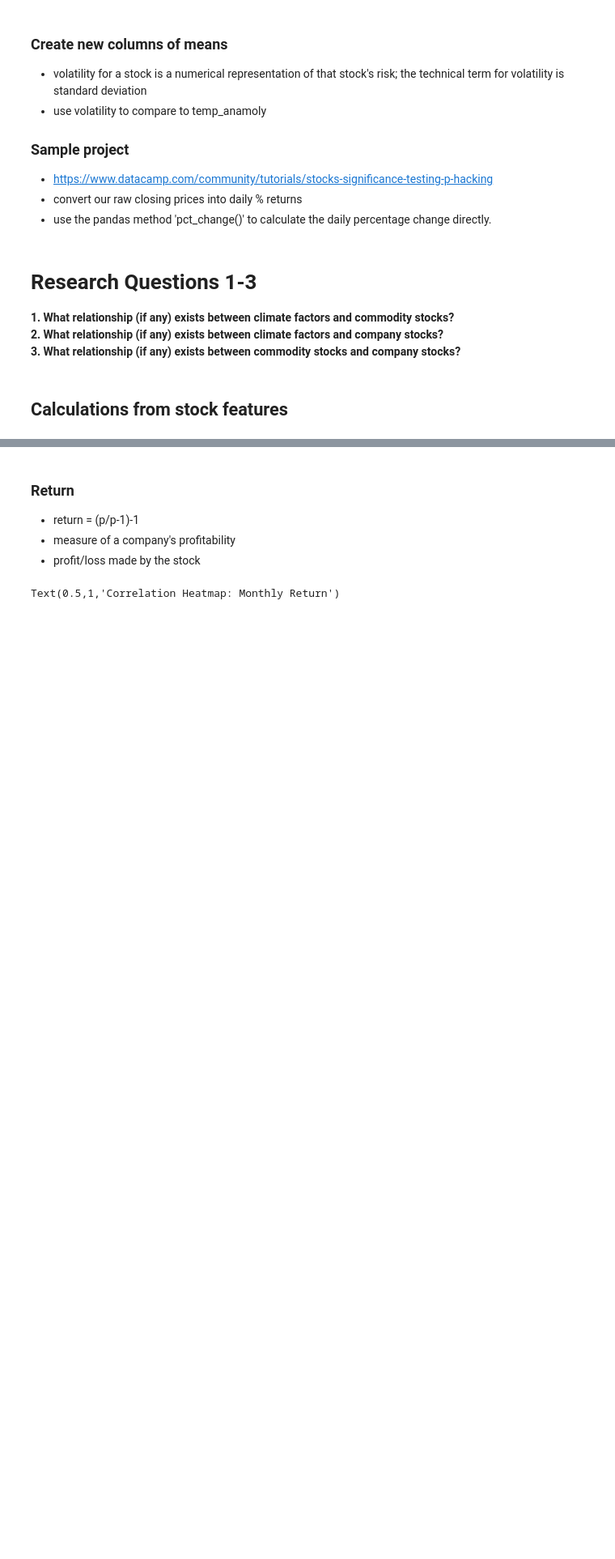
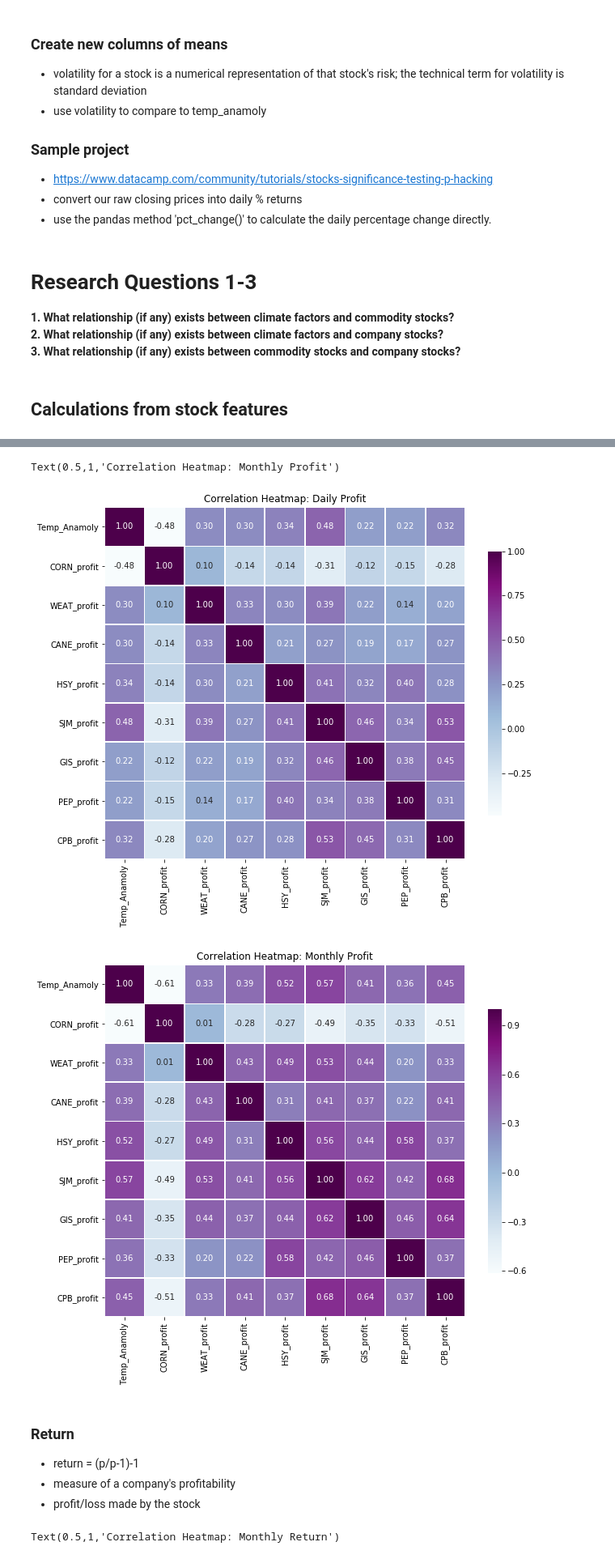
Before and after one commit to megankuscsik/Capstone-Project, a Jupyter notebook: EDA_Stats.ipynb, the cells around one changed output, grey strips where cells are left out. Shown at 81% size. Cells and saved outputs as stored; diff of their text form; code cells hidden in the pictures; blank space fills up the shorter version.

```diff
--- a/EDA_Stats.ipynb
+++ b/EDA_Stats.ipynb
@@ -73,3 +89,46 @@ data_month.head(5)
+# %%
+#calculate daily profit for each stock
+data['CORN_profit'] = data['CORN_Close'] * data['CORN_Volume']
+data['WEAT_profit'] = data['WEAT_Close'] * data['WEAT_Volume']
+data['CANE_profit'] = data['CANE_Close'] * data['CANE_Volume']
+data['HSY_profit'] = data['HSY_Close'] * data['HSY_Volume']
+data['SJM_profit'] = data['SJM_Close'] * data['SJM_Volume']
+data['GIS_profit'] = data['GIS_Close'] * data['GIS_Volume']
+data['PEP_profit'] = data['PEP_Close'] * data['PEP_Volume']
+data['CPB_profit'] = data['CPB_Close'] * data['CPB_Volume']
+
+#calculate monthly profit for each stock
+data_month['CORN_profit'] = data_month['CORN_Close'] * data_month['CORN_Volume']
+data_month['WEAT_profit'] = data_month['WEAT_Close'] * data_month['WEAT_Volume']
+data_month['CANE_profit'] = data_month['CANE_Close'] * data_month['CANE_Volume']
+data_month['HSY_profit'] = data_month['HSY_Close'] * data_month['HSY_Volume']
+data_month['SJM_profit'] = data_month['SJM_Close'] * data_month['SJM_Volume']
+data_month['GIS_profit'] = data_month['GIS_Close'] * data_month['GIS_Volume']
+data_month['PEP_profit'] = data_month['PEP_Close'] * data_month['PEP_Volume']
+data_month['CPB_profit'] = data_month['CPB_Close'] * data_month['CPB_Volume']
+# %%
+#correlation between daily profit and Temp_Anamoly
+
+##low correlation between daily profit and Temp_Anamoly
+stock_per_change = data[['Temp_Anamoly','CORN_profit','WEAT_profit','CANE_profit','HSY_profit','SJM_profit','GIS_profit','PEP_profit','CPB_profit']]
+plt.figure(figsize = (10,8))
+#Created a heatmap using Seaborn to display the correlation based on 'Spearman' method-annotation so that the numbers appear in each box
+display = sns.heatmap(stock_per_change.corr(method = 'spearman'), annot=True, fmt='.2f', cmap='BuPu', linewidth=.75, cbar_kws={'shrink': .75})
+#Created a title
+plt.title('Correlation Heatmap: Daily Profit')
+
+##low correlation between Temp_Anamoly and Daily profit for WEAT, CANE, GIS, PEP, CPB
+##moderate correlation between Temp_Anamoly and Daily profit for CORN, HSY, SJM,
+stock_per_change = data_month[['Temp_Anamoly','CORN_profit','WEAT_profit','CANE_profit','HSY_profit','SJM_profit','GIS_profit','PEP_profit','CPB_profit']]
+plt.figure(figsize = (10,8))
+#Created a heatmap using Seaborn to display the correlation based on 'Spearman' method-annotation so that the numbers appear in each box
+display = sns.heatmap(stock_per_change.corr(method = 'spearman'), annot=True, fmt='.2f', cmap='BuPu', linewidth=.75, cbar_kws={'shrink': .75})
+#Created a title
+plt.title('Correlation Heatmap: Monthly Profit')
+# %% [output]
+Text(0.5,1,'Correlation Heatmap: Monthly Profit')
+[figure, added]
+[figure, added]
 # %% [markdown]
 ### Return
 - return = (p/p-1)-1
```
Also changed, not shown: parts of 4 cells of this notebook, 1 other file.
